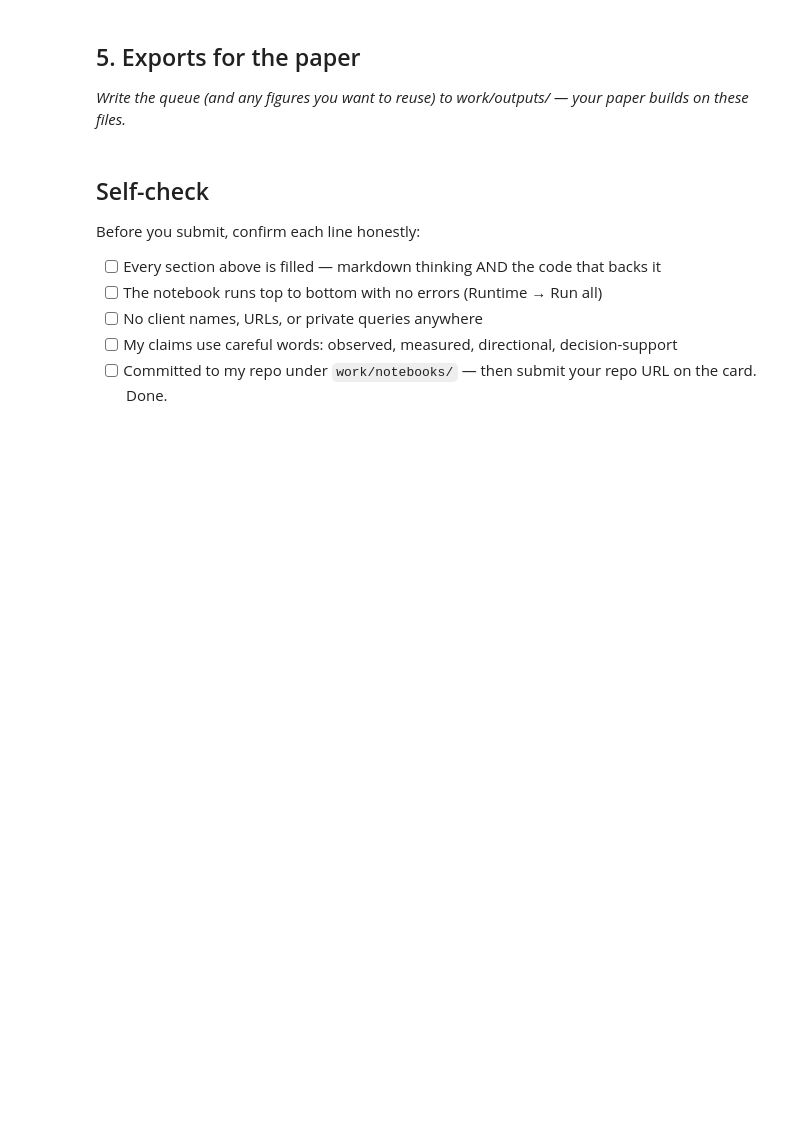
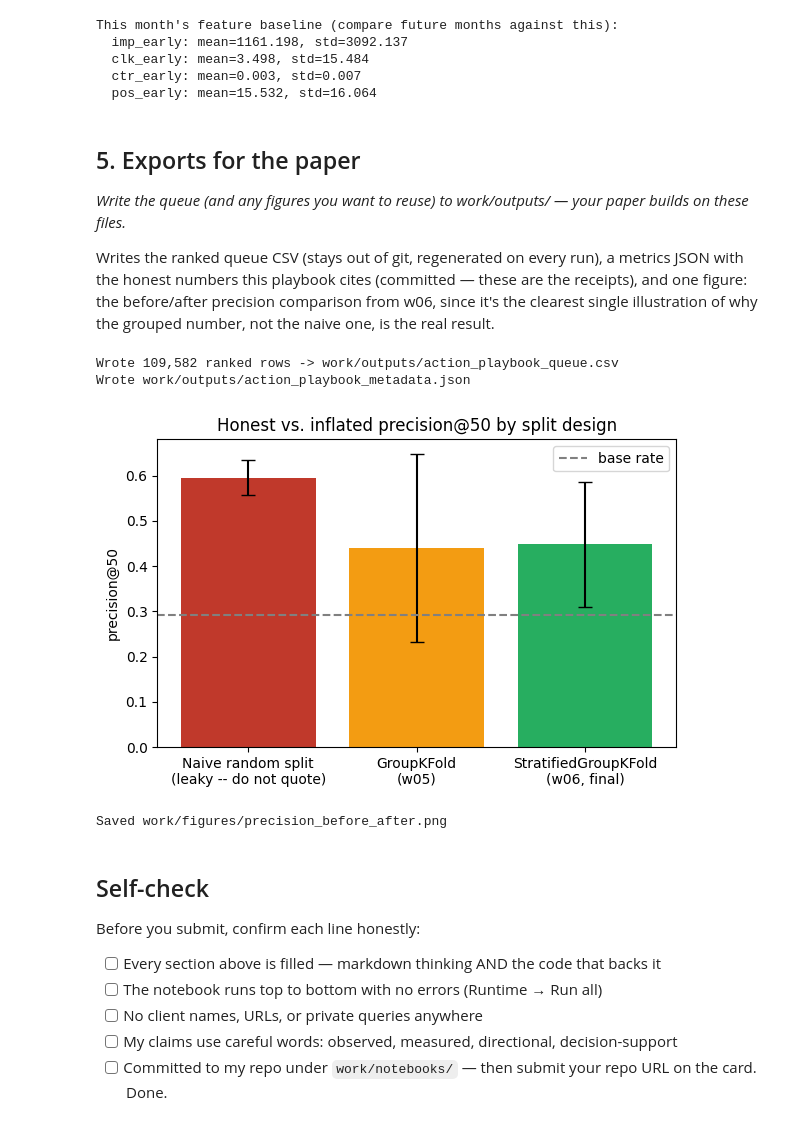
Before and after one commit to Mehroz485/ML-01, a Jupyter notebook: work/notebooks/w07_action_playbook.ipynb, the cells around one changed output. Drawn from its saved outputs; the diff is of its cells as text; code cells hidden in the pictures; blank space fills up the shorter version.

```diff
--- a/work/notebooks/w07_action_playbook.ipynb
+++ b/work/notebooks/w07_action_playbook.ipynb
@@ -37,4 +258,21 @@ This skeleton is yours to fill. Work the sections **in order** — each one has
+# %%
+# Record this month's feature distribution as the baseline to diff future months against.
+feature_baseline = action_df[FEATURE_COLS].agg(["mean", "std"]).to_dict()
+print("This month's feature baseline (compare future months against this):")
+for feat, stats in feature_baseline.items():
+    print(f"  {feat}: mean={stats['mean']:.3f}, std={stats['std']:.3f}")
+# %% [output]
+This month's feature baseline (compare future months against this):
+  imp_early: mean=1161.198, std=3092.137
+  clk_early: mean=3.498, std=15.484
+  ctr_early: mean=0.003, std=0.007
+  pos_early: mean=15.532, std=16.064
 # %% [markdown]
 ## 5. Exports for the paper
 
 *Write the queue (and any figures you want to reuse) to work/outputs/ — your paper builds on these files.*
+
+Writes the ranked queue CSV (stays out of git, regenerated on every run), a metrics JSON with
+the honest numbers this playbook cites (committed — these are the receipts), and one figure:
+the before/after precision comparison from w06, since it's the clearest single illustration of
+why the grouped number, not the naive one, is the real result.
@@ -44,3 +279,60 @@ This skeleton is yours to fill. Work the sections **in order** — each one has
+# %%
+os.makedirs("work/outputs", exist_ok=True)
+os.makedirs("work/figures", exist_ok=True)
+
+# --- Queue CSV (not committed -- regenerated by this notebook) ---
+queue_cols = ["rank", "client_hash_id", "content_hash_id", "decline_probability",
+              "reason_code", "action", "ctr_gap_flag", "position_bucket",
+              "imp_early", "clk_early", "ctr_early", "pos_early"]
+final_queue = action_df.sort_values("rank")[queue_cols]
+final_queue.to_csv("work/outputs/action_playbook_queue.csv", index=False)
+print(f"Wrote {len(final_queue):,} ranked rows -> work/outputs/action_playbook_queue.csv")
+
+# --- Metrics JSON (committed -- these are the numbers this playbook's claims trace back to) ---
+metadata = {
+    "month": MONTH,
+    "rows": int(len(action_df)),
+    "clients": int(action_df["client_hash_id"].nunique()),
+    "base_rate": float(action_df[LABEL_COL].mean()),
+    "feature_cols": FEATURE_COLS,
+    "dropped_feature": {
+        "name": "days_active_early",
+        "reason": "negative permutation importance (w05); AUC 0.472 with vs 0.544 without on "
+                  "held-out clients (w06)",
+    },
+    "validated_precision_at_50": {
+        "grouped_kfold_w05": {"mean": 0.440, "std": 0.208},
+        "stratified_groupkfold_w06": {"mean": 0.448, "std": 0.138},
+        "naive_random_split_INFLATED_DO_NOT_QUOTE": {"mean": 0.596, "std": 0.038},
+    },
+    "archetype_counts": action_df["reason_code"].value_counts().to_dict(),
+    "risk_cutoff_median_decline_probability": float(risk_cutoff),
+    "ctr_gap_thresholds": {"floor_impressions": FLOOR_IMPRESSIONS, "max_position": MAX_POSITION},
+}
+with open("work/outputs/action_playbook_metadata.json", "w") as f:
+    json.dump(metadata, f, indent=2)
+print("Wrote work/outputs/action_playbook_metadata.json")
+
+# --- Figure: the honest number vs. the inflated one, for the paper ---
+fig, ax = plt.subplots(figsize=(6, 4))
+labels = ["Naive random split\n(leaky -- do not quote)", "GroupKFold\n(w05)", "StratifiedGroupKFold\n(w06, final)"]
+means = [0.596, 0.440, 0.448]
+stds = [0.038, 0.208, 0.138]
+colors = ["#c0392b", "#f39c12", "#27ae60"]
+ax.bar(labels, means, yerr=stds, capsize=5, color=colors)
+ax.axhline(action_df[LABEL_COL].mean(), color="gray", linestyle="--", label="base rate")
+ax.set_ylabel("precision@50")
+ax.set_title("Honest vs. inflated precision@50 by split design")
+ax.legend()
+plt.tight_layout()
+plt.savefig("work/figures/precision_before_after.png", dpi=150)
+plt.show()
+print("Saved work/figures/precision_before_after.png")
+# %% [output]
+Wrote 109,582 ranked rows -> work/outputs/action_playbook_queue.csv
+Wrote work/outputs/action_playbook_metadata.json
+[figure, added]
+Saved work/figures/precision_before_after.png
 # %% [markdown]
 ## Self-check
 
```
Also changed, not shown: parts of 18 cells of this notebook.
